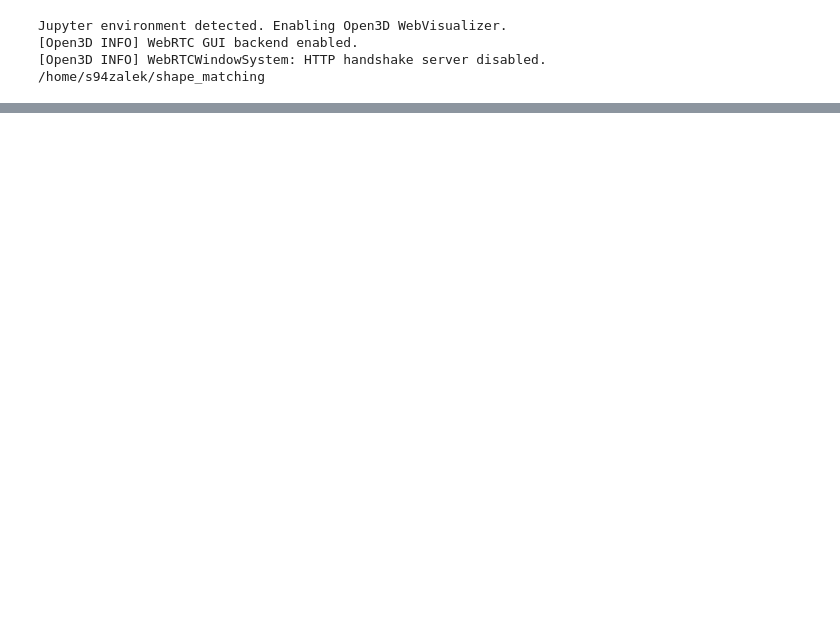
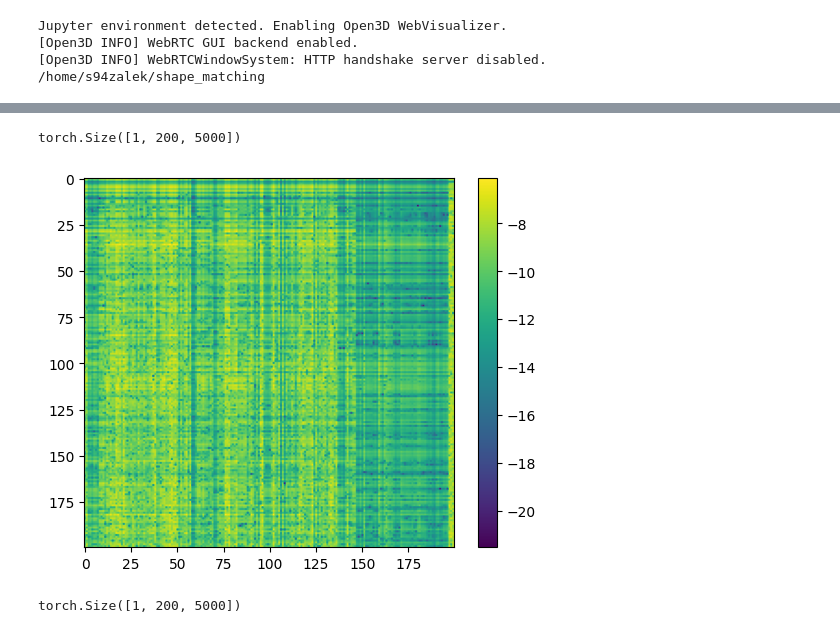
Before and after one commit to alekseizhuravlev/shape_matching, a Jupyter notebook: notebooks/study_functional_space.ipynb, the cells around one changed output, grey strips where cells are left out. Drawn from its saved outputs; the diff is of its cells as text; code cells hidden in the pictures; blank space fills up the shorter version.

Commit message:
working on how to calculate GT functional map

```diff
--- a/notebooks/study_functional_space.ipynb
+++ b/notebooks/study_functional_space.ipynb
@@ -51,0 +56,12 @@ Path already exists. Rename it to /home/s94zalek/shape_matching/results/faust_ar
+# %%
+# data_x = test_set[15]['first']
+# data_y = test_set[15]['second']
+
+# get 15th element from test dataloader
+for i, data in enumerate(test_loader):
+    if i == 15:
+        data_x = data['first']
+        data_y = data['second']
+        break
+
+list(data_x.keys())
@@ -51,0 +83,7 @@ Path already exists. Rename it to /home/s94zalek/shape_matching/results/faust_ar
+# %%
+# add indicator function for each vertex
+feat_x = torch.arange(data_x['verts'].shape[-2]).unsqueeze(0)
+feat_y = torch.arange(data_y['verts'].shape[-2]).unsqueeze(0)
+
+print(feat_x.shape)
+print(feat_x)
@@ -51,0 +111,6 @@ Path already exists. Rename it to /home/s94zalek/shape_matching/results/faust_ar
+# %%
+feat_x_fspace = data_x['evecs_trans'][:, :, feat_x[0, :]]
+feat_y_fspace = data_y['evecs_trans'][:, :, feat_y[0, :]]
+
+print(feat_x_fspace.shape)
+print(feat_x_fspace)
@@ -51,0 +132,18 @@ Path already exists. Rename it to /home/s94zalek/shape_matching/results/faust_ar
+# %%
+feat_x_fspace.shape
+# %% [output]
+torch.Size([1, 200, 5000])
+# %%
+# plot feat_x_fspace.squeeze(0)
+import matplotlib.pyplot as plt
+import numpy as np
+
+plt.imshow(np.log(np.abs(feat_x_fspace[0].detach().numpy()))[:200, :200])
+plt.colorbar()
+plt.show()
+# %% [output]
+[figure, added]
+# %%
+feat_y_fspace.shape
+# %% [output]
+torch.Size([1, 200, 5000])
```
Also changed, not shown: parts of 15 cells of this notebook, 1 other file.
